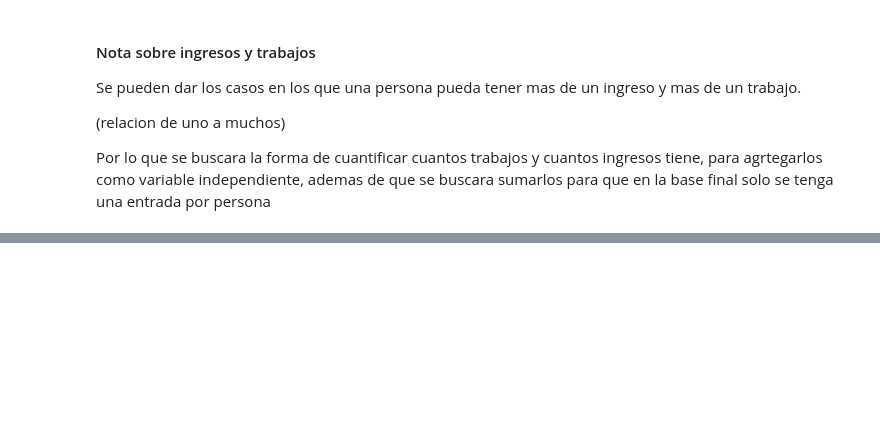
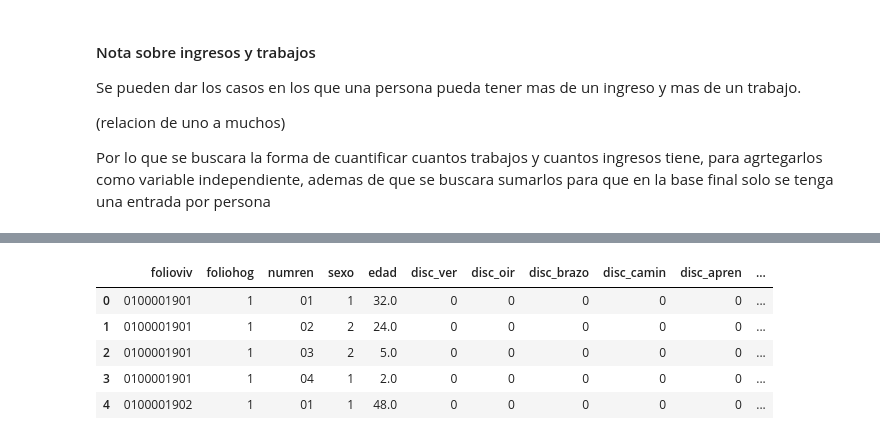
Before and after one commit to OswaldoRamAlv/ENIGH-2024---regresi-n-ingresos, a Jupyter notebook: code/limpieza/limp.ipynb, the cells around one changed output, grey strips where cells are left out. Cells and saved outputs as stored; diff of their text form; code cells hidden in the pictures; blank space fills up the shorter version.

```diff
--- a/code/limpieza/limp.ipynb
+++ b/code/limpieza/limp.ipynb
@@ -242,0 +249,15 @@ df_completo.to_csv("/run/media/oswal/01DD260F5154F4B0/Duend/Documentos/1 IA y ci
+# %%
+# Convertir discapacidad en valores 0 y 1 (False True)
+cols_disc = ['disc_ver', 'disc_oir', 'disc_brazo', 'disc_camin',
+             'disc_apren', 'disc_vest', 'disc_habla', 'disc_acti']
+for col in cols_disc:
+    df_final[col] = df_final[col].apply(lambda x: 0 if str(x).strip() == '1' else 1)
+
+df_final.head()
+# %% [output]
+|  | folioviv | foliohog | numren | sexo | edad | disc_ver | disc_oir | disc_brazo | disc_camin | disc_apren | ... |
+| 0 | 0100001901 | 1 | 01 | 1 | 32.0 | 0 | 0 | 0 | 0 | 0 | ... |
+| 1 | 0100001901 | 1 | 02 | 2 | 24.0 | 0 | 0 | 0 | 0 | 0 | ... |
+| 2 | 0100001901 | 1 | 03 | 2 | 5.0 | 0 | 0 | 0 | 0 | 0 | ... |
+| 3 | 0100001901 | 1 | 04 | 1 | 2.0 | 0 | 0 | 0 | 0 | 0 | ... |
+| 4 | 0100001902 | 1 | 01 | 1 | 48.0 | 0 | 0 | 0 | 0 | 0 | ... |
```
Also changed, not shown: parts of 14 cells of this notebook, 2 other files.
